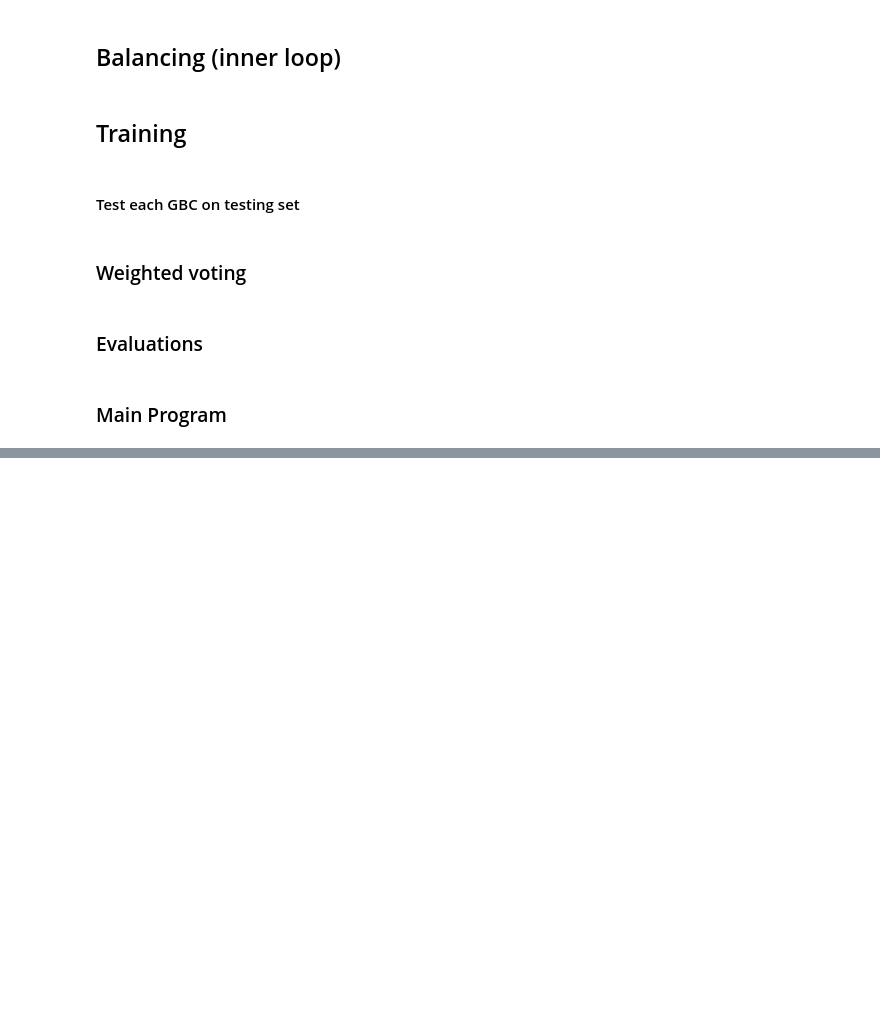
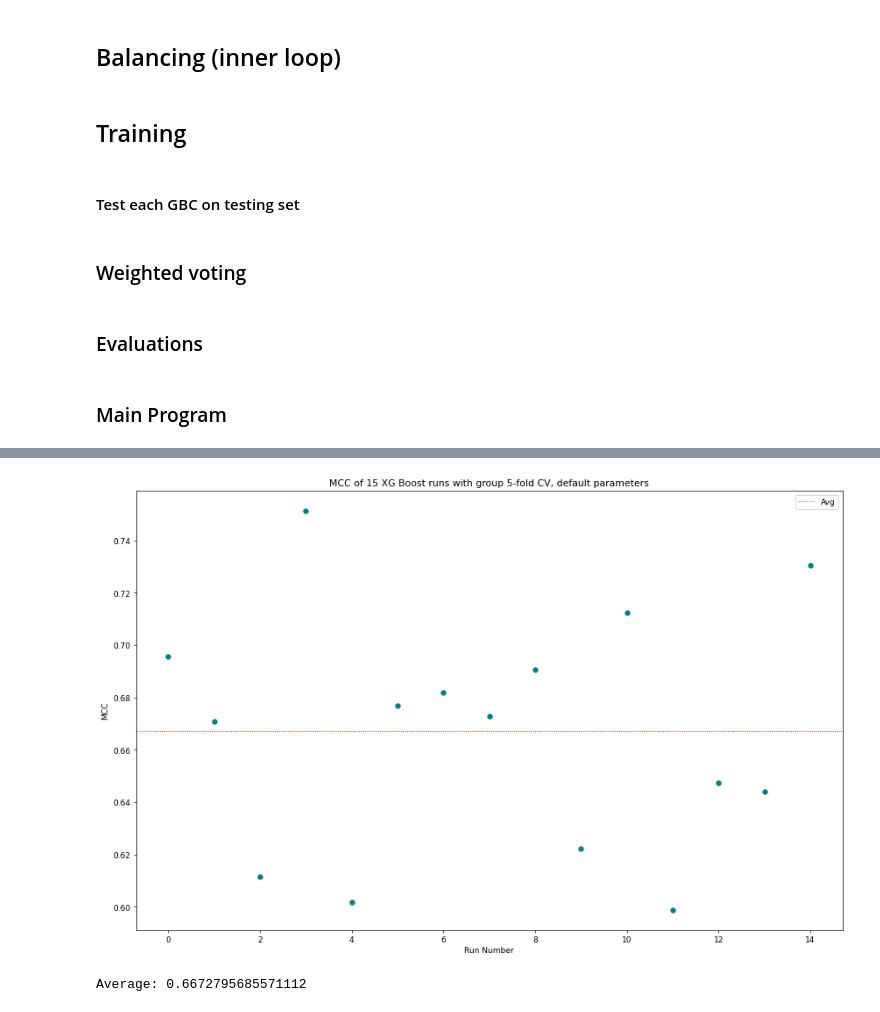
Before and after one commit to Shamin2512/Mutation-Classification, a Jupyter notebook: XGB_MutationClassification.ipynb, the cells around one changed output, grey strips where cells are left out. Drawn from its saved outputs; the diff is of its cells as text; code cells hidden in the pictures; blank space fills up the shorter version.

```diff
--- a/XGB_MutationClassification.ipynb
+++ b/XGB_MutationClassification.ipynb
@@ -392,7 +392,7 @@ def BF_fitting(BF, d_train_list, d_val):
     params = {
     'booster': 'gbtree',
     'objective': 'binary:logistic',
-    'disable_default_eval_metric': 1,
+    # 'disable_default_eval_metric': 1,
     'verbosity': 0,
     'eval_metric':['error'],
     }
@@ -405,7 +405,7 @@ def BF_fitting(BF, d_train_list, d_val):
                                 num_boost_round = 250,
                                 evals  = [(d_val,'Model')],
                                 verbose_eval = False,               #Print evaluation metrics every 50 trees
-                                early_stopping_rounds = 50,
+                                early_stopping_rounds = 10,
                                 # custom_metric = CM,
                                 )
                       )                                         #Generates and fits a GBC for each training balanced fold
@@ -550,42 +550,40 @@ def plot(Score_list):
 # %% [markdown]
 ### Main Program
 # %%
+Score_list = []
+for i in range(0,15):
+    file = "AC_dataset.csv"
+    Training_Set, Testing_Set                     = Train_Test_Split(file)                                 #Create training and testing sets
+    d_test, TestData, TestLabels                  = test_matrix(Testing_Set)
+    # test(inData, classData, ValData, Vallabel)                                                          #Initial evaluation
+    IT_list, LT_list, IV_list, LV_list = CV(Training_Set)                #Cross-validate training set
+    # train_features, train_labels, test_features, test_labels = data(Training_Set, Testing_Set)
 
-Score_list = []
-# for i in range(0,15):
-file = "AC_dataset.csv"
-Training_Set, Testing_Set                     = Train_Test_Split(file)                                 #Create training and testing sets
-d_test, TestData, TestLabels                  = test_matrix(Testing_Set)
-# test(inData, classData, ValData, Vallabel)                                                          #Initial evaluation
-IT_list, LT_list, IV_list, LV_list = CV(Training_Set)                #Cross-validate training set
+    all_prob_matrix = []
+    for i in range(len(IT_list)):
+        inData = IT_list[i]
+        classData = LT_list[i]
+        ValData = IV_list[i]
+        Vallabel = LV_list[i]
 
-K_fold_score = []
-all_prob_matrix = []
-for i in range(len(IT_list)):
-    inData = IT_list[i]
-    classData = LT_list[i]
-    ValData = IV_list[i]
-    Vallabel = LV_list[i]
+        minClass, minSize, maxSize  = find_minority_class(classData)                            #Determines imbalance
+        BF                          = Balance_ratio(maxSize, minSize)                           #Determins number of balancing folds needed
+        Input_folds, Output_folds   = Balance_Folds(BF, inData, classData, minClass, minSize)   # balance() and balance_data() functions are called under this
+        d_train_list, d_val         = model_training_data(BF, Input_folds, Output_folds, ValData, Vallabel)
+        # BF_GBC_HP                   = hyperparameter(BF, d_train_list, d_val)
+        BF_GBC                      = BF_fitting(BF, d_train_list, d_val)
+        # feature_importance(BF_GBC)
+        Prob_matrix                 = BF_validate(BF_GBC, d_test)
+        all_prob_matrix.append(Prob_matrix)
 
-    minClass, minSize, maxSize  = find_minority_class(classData)                            #Determines imbalance
-    BF                          = Balance_ratio(maxSize, minSize)                           #Determins number of balancing folds needed
-    Input_folds, Output_folds   = Balance_Folds(BF, inData, classData, minClass, minSize)   # balance() and balance_data() functions are called under this
-    d_train_list, d_val         = model_training_data(BF, Input_folds, Output_folds, ValData, Vallabel)
-    # BF_GBC_HP                   = hyperparameter(BF, d_train_list, d_val)
-    BF_GBC                      = BF_fitting(BF, d_train_list, d_val)
-    # feature_importance(BF_GBC)
-    Prob_matrix                 = BF_validate(BF_GBC, d_test)
-    all_prob_matrix.append(Prob_matrix)
+        Final_vote, Sum_PD, Sum_SNP = Weighted_Vote(Prob_matrix)
 
-    Final_vote, Sum_PD, Sum_SNP = Weighted_Vote(Prob_matrix)
+        evalutation(TestLabels, Final_vote)
+        MCC = fold_MCC(Final_vote, TestLabels)
 
-    evalutation(TestLabels, Final_vote)
-    MCC = fold_MCC(Final_vote, TestLabels)
-
-    MCC_final = final_evaluation(all_prob_matrix, TestLabels)
-#     Score_list.append(MCC_final)
-
-# plot(Score_list)
+        MCC_final = final_evaluation(all_prob_matrix, TestLabels)
+    Score_list.append(MCC_final)
+plot(Score_list)
 # %% [output]
 -----------------------------------------------------
               ***Fold 1 Evaluation***
@@ -606 +605,3 @@ MCC                  0.6410587554177315)
+[figure, added]
+Average: 0.6672795685571112
 # %%
```
Also changed, not shown: parts of 3 cells of this notebook.
